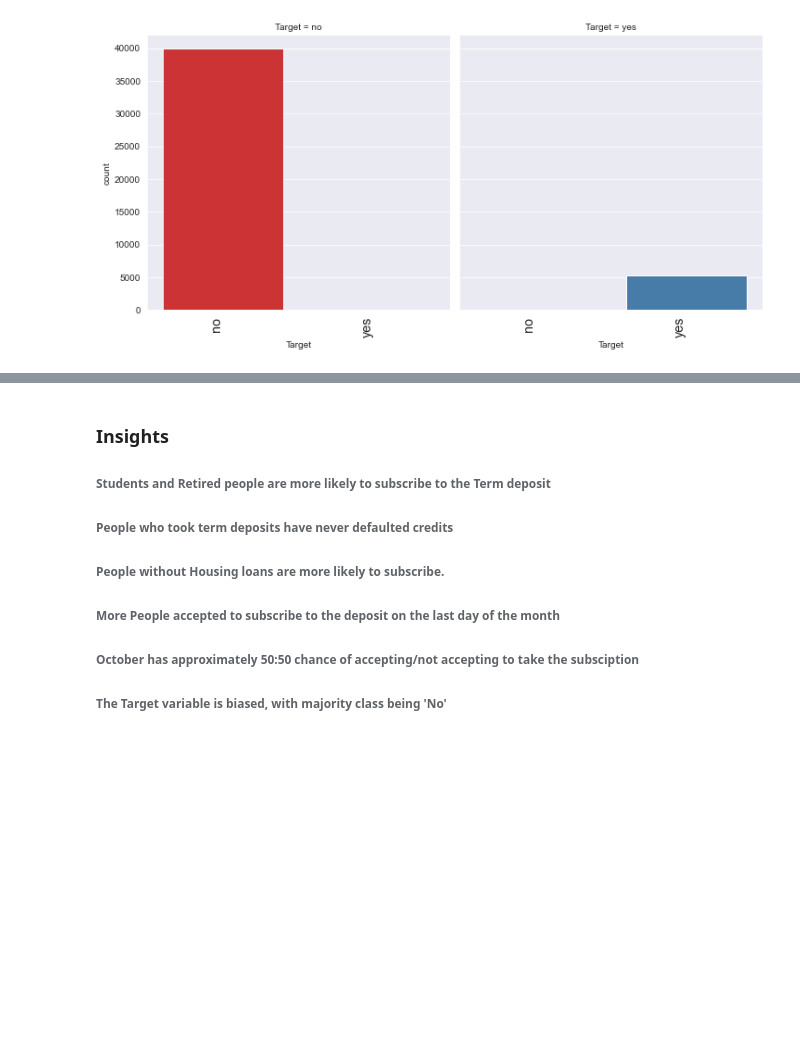
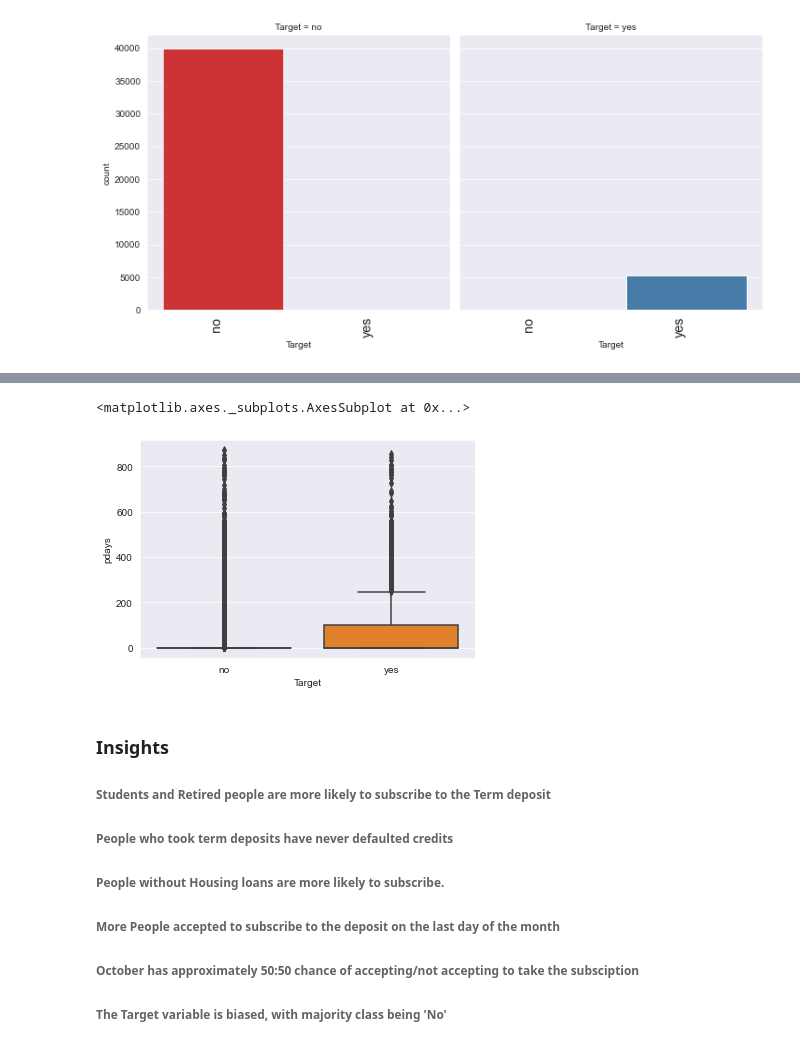
Before and after one commit to bharnats/Subscription_Prediction, a Jupyter notebook: Term Deposit Sale.ipynb, the cells around one changed output, grey strips where cells are left out. Cells and saved outputs as stored; diff of their text form; code cells hidden in the pictures; blank space fills up the shorter version.

```diff
--- a/Term Deposit Sale.ipynb
+++ b/Term Deposit Sale.ipynb
@@ -252,3 +258,8 @@ for m in cat_df.columns:
+# %%
+sns.boxplot(df['Target'],df['pdays'])
+# %% [output]
+<matplotlib.axes._subplots.AxesSubplot at 0x...>
+[figure, added]
 # %% [markdown]
 ### Insights
 ###### Students and Retired people are more likely to subscribe to the Term deposit
```
Also changed, not shown: parts of 3 cells of this notebook, 5 other files.
